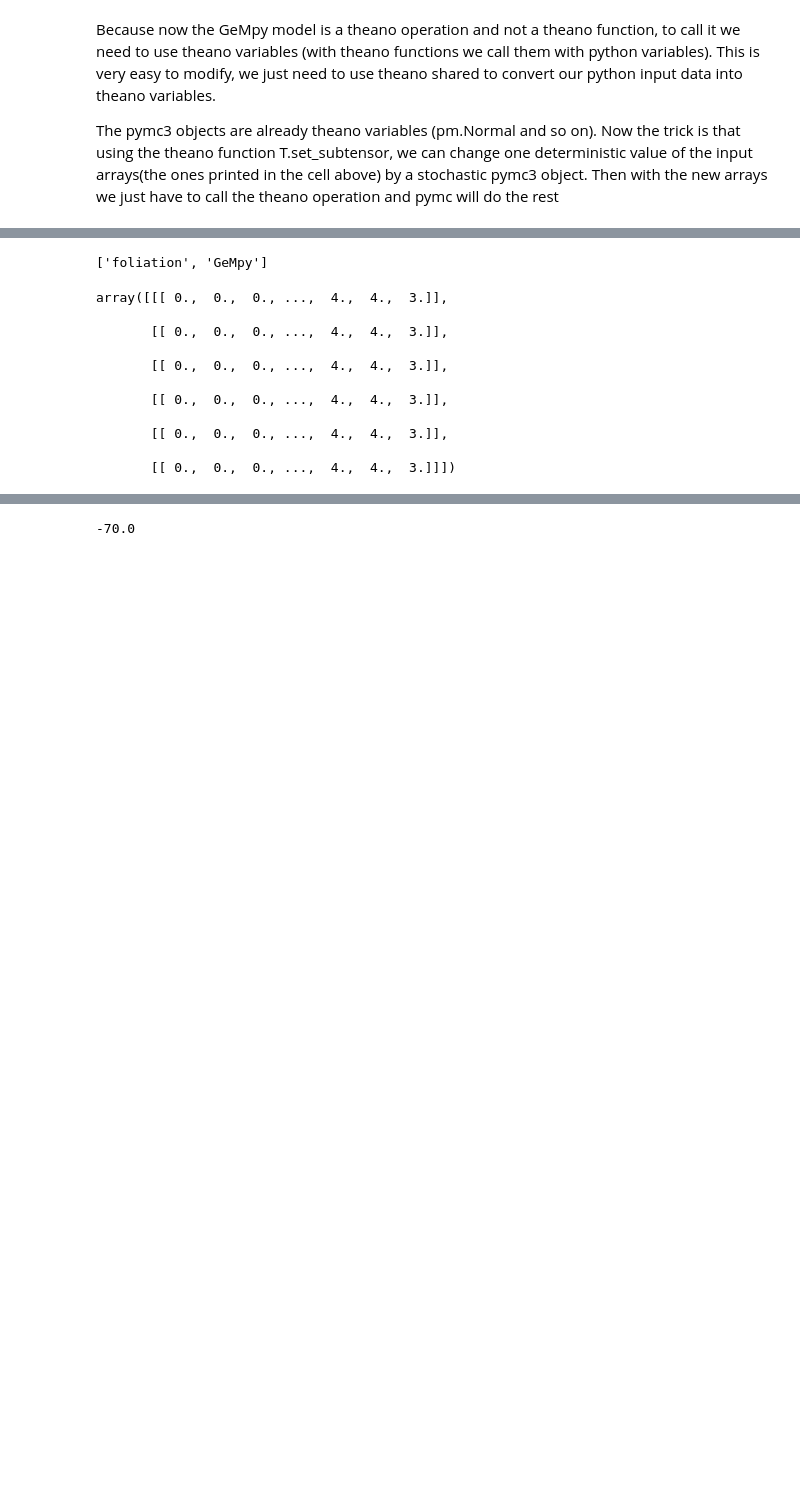
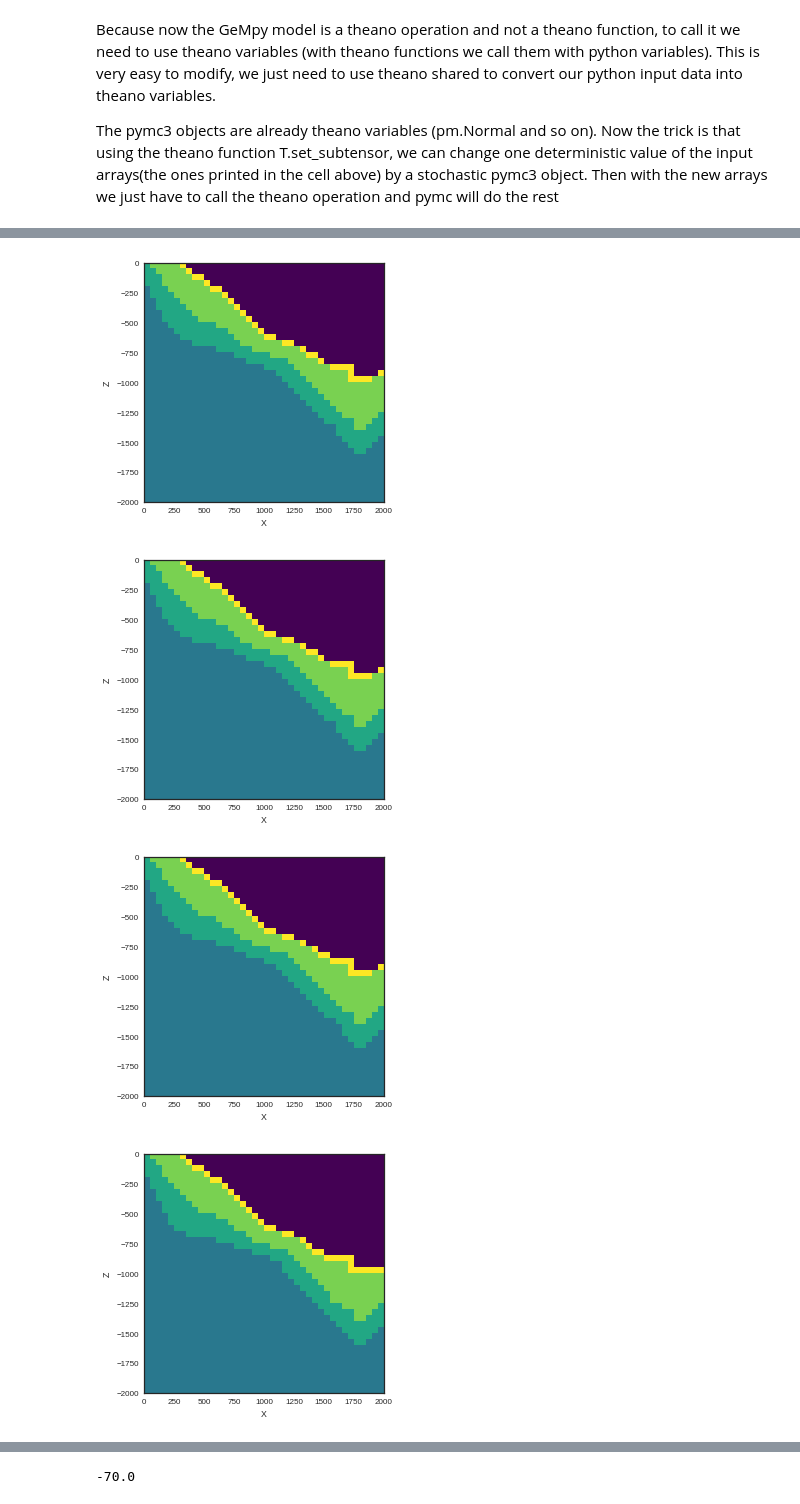
Before and after one commit to nre-aachen/gempy, a Jupyter notebook: Prototype Notebook/FabianThesis.ipynb, the cells around one changed output, grey strips where cells are left out. Drawn from its saved outputs; the diff is of its cells as text; code cells hidden in the pictures; blank space fills up the shorter version.

```diff
--- a/Prototype Notebook/FabianThesis.ipynb
+++ b/Prototype Notebook/FabianThesis.ipynb
@@ -195,7 +218,7 @@ with model:
 # This is the sampling
 # BEFORE RUN THIS FOR LONG CHECK IN THE MODULE THEANOGRAF THAT THE FLAG THEANO OPTIMIZER IS IN 'fast_run'!!
 with model:
-    trace = pm.sample(6)
+    trace = pm.sample(10)
 # %% [output]
 Auto-assigning NUTS sampler...
 Initializing NUTS using advi...
@@ -203,18 +226,9 @@ Finished [100%]: Average ELBO = -0.0040881
-# %%
-trace.varnames
-# %% [output]
-['foliation', 'GeMpy']
-# %%
-trace['GeMpy']
-# %% [output]
-array([[[ 0.,  0.,  0., ...,  4.,  4.,  3.]],
-
-       [[ 0.,  0.,  0., ...,  4.,  4.,  3.]],
-
-       [[ 0.,  0.,  0., ...,  4.,  4.,  3.]],
-
-       [[ 0.,  0.,  0., ...,  4.,  4.,  3.]],
-
-       [[ 0.,  0.,  0., ...,  4.,  4.,  3.]],
-
-       [[ 0.,  0.,  0., ...,  4.,  4.,  3.]]])
+# %%
+for i in trace.get_values('GeMpy'):
+    GeMpy.plot_section(geo_data, 20, direction = 'y', block = i, plot_data = False)
+    plt.show()
+# %% [output]
+[figure, added]
+[figure, added]
+[figure, added]
+[figure, added]
```
Also changed, not shown: parts of 15 cells of this notebook, 7 other files.
